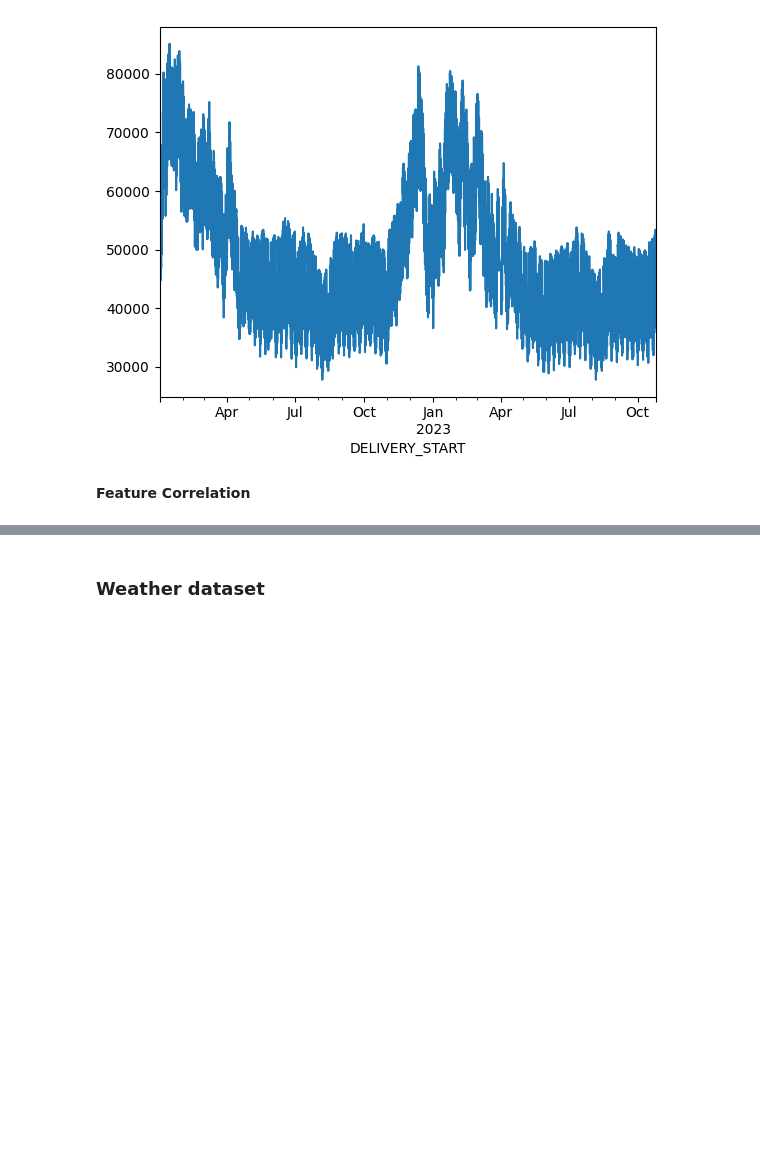
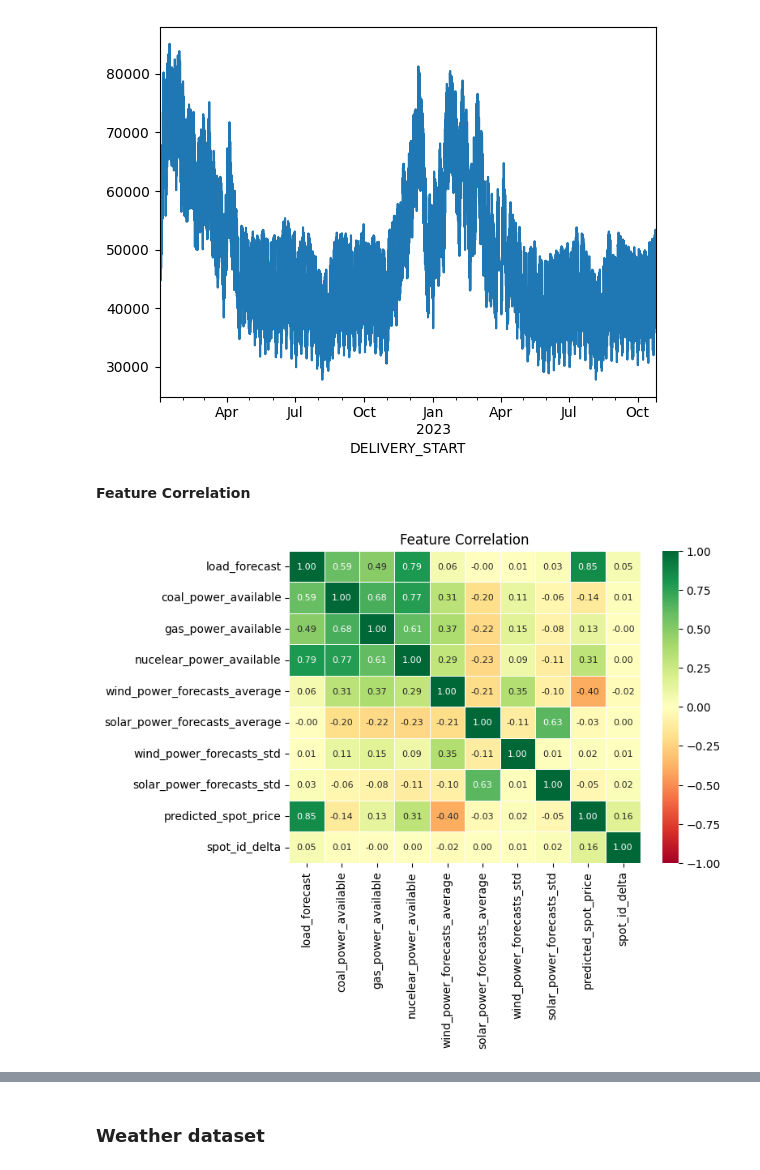
Before and after one commit to nour-m-bouayed/data_challenge_elmy, a Jupyter notebook: notebooks/data-challenge-elmy.ipynb, the cells around one changed output, grey strips where cells are left out. Saved outputs shown, nothing was run; the diff lists cells and outputs as text; code cells hidden in the pictures; blank space fills up the shorter version.

```diff
--- a/notebooks/data-challenge-elmy.ipynb
+++ b/notebooks/data-challenge-elmy.ipynb
@@ -439,6 +439,11 @@ def feat_corr(input_df):
     plt.title('Feature Correlation')
 
     return plt.show()
+# %%
+xy_train = pd.concat((x_train,y_train),axis=1)
+feat_corr(xy_train)
+# %% [output]
+[figure, added]
 # %%
 feat_corr(xy_train_resampled)
 # %% [output]
```
Also changed, not shown: parts of 73 cells of this notebook, 3 other files.
